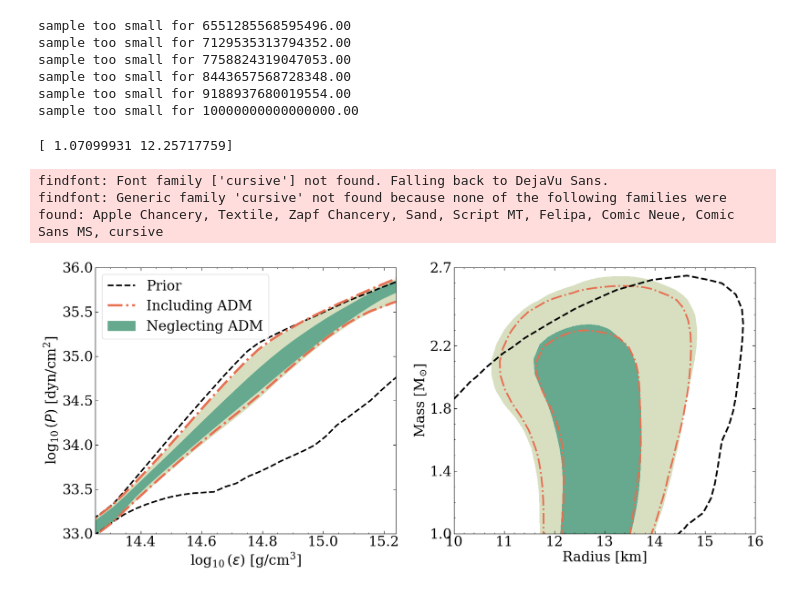
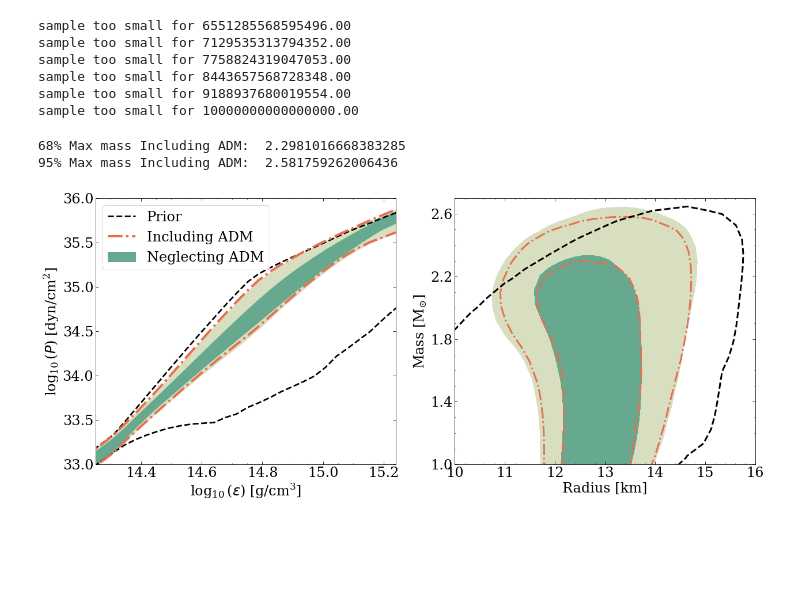
Before and after one commit to nr1118/2410.00140-repro, a Jupyter notebook: plot_routines/Figure_4.ipynb, the cells around one changed output. Saved outputs shown, nothing was run; the diff lists cells and outputs as text; code cells hidden in the pictures; blank space fills up the shorter version.

```diff
--- a/plot_routines/Figure_4.ipynb
+++ b/plot_routines/Figure_4.ipynb
@@ -21,6 +21,9 @@ pyplot.rcParams['xtick.major.size'] = 5
 pyplot.rcParams['ytick.major.size'] = 5
 pyplot.rcParams['ytick.right'] = True
 pyplot.rcParams['xtick.top'] = True
+# %%
+tmp_color = sns.cubehelix_palette(8, start=.5, rot=-.75, dark=0.2, light=.85)[0::3]
+c_baryonic = tmp_color[:2]
 # %%
 plots_directory = '../plots/'
 
@@ -86,11 +89,22 @@ def mass_radius_posterior_plot(root_name_ADM,root_name_Baryonic,root_prior = Non
 
     scatter_ADM = np.array(scatter_ADM)
 
-    print(scatter_ADM[0])
 
-    sns.kdeplot(x = scatter_ADM[:,1], y = scatter_ADM[:,0], gridsize=40,
+    kdeadm = sns.kdeplot(x = scatter_ADM[:,1], y = scatter_ADM[:,0], gridsize=40,
                fill=False, ax=ax, levels=[0.05,0.32,1.],bw_adjust = 1.5,
                 alpha=1., colors = '#E76F51',linestyles = '-.',linewidths = 3.)
+
+    p = kdeadm.collections[0].get_paths()[0]
+    v = p.vertices
+    ly_95 = max([v[r][1] for r in range(len(v))])
+
+    p = kdeadm.collections[1].get_paths()[0]
+    v = p.vertices
+    ly_68 = max([v[r][1] for r in range(len(v))])
+
+
+    print('68% Max mass Including ADM: ',ly_68)
+    print('95% Max mass Including ADM: ',ly_95)
 
     if root_prior is not None:
         scatter_prior = np.loadtxt(root_prior + 'scattered.txt')
@@ -103,9 +117,12 @@ def mass_radius_posterior_plot(root_name_ADM,root_name_Baryonic,root_prior = Non
 
     MR_prpr_B= np.loadtxt(root_name_Baryonic + 'MR_prpr.txt')
 
-    sns.kdeplot(x = MR_prpr_B[:,1], y = MR_prpr_B[:,0], gridsize=40,bw_adjust = 1.5,
+
+
+    kdeb = sns.kdeplot(x = MR_prpr_B[:,1], y = MR_prpr_B[:,0], gridsize=40,bw_adjust = 1.5,
                 fill=True, ax=ax, levels=[0.05,0.32,1.],
-                alpha=1., cmap=ListedColormap(sns.cubehelix_palette(8, start=.5, rot=-.75, dark=.2, light=.85)[0::3]))
+                alpha=1., cmap=ListedColormap(c_baryonic))
+
 
 
     ax.set_xlim(9, 15)
@@ -159,35 +176,34 @@ ax[0].fill_between(minpres_ppNI[:,0], minpres_ppNI[:,1], maxpres_ppNI[:,1],
                       alpha=1,label = 'Neglecting ADM')
 
 
 ax[0].set_ylabel(r'$\log_{10}(P)$ [dyn/cm$^2$]', size=my_fontsize,font = my_font)
 
 
 
 ax[0].legend(loc = 'upper left',fontsize = 24)
 ax[0].set_xlim(14.25, 15.24)
 ax[0].set_xlabel(r'$\log_{10}(\varepsilon)$ [g/cm$^3$]', fontsize=my_fontsize,font = my_font)
 ax[0].set_xticks(np.arange(14.25, 15.24,.05),minor =True)
 ax[0].set_ylim(33,36)
 ax[0].set_yticks([33,33.5,34,34.5,35,35.5,36],minor =True)
 ax[0].tick_params(top=1,right=1, which='both', direction='in', labelsize=my_fontsize)
 
 ax[1].set_xlim(10, 16)
 ax[1].set_xticks([10,11,12,13,14,15,16])
 ax[1].set_ylim(1., 2.7)
-ax[1].set_yticks([1.,1.4,1.8,2.2,2.7])
+ax[1].set_yticks([1.,1.4,1.8,2.2,2.6])
 
 ax[1].minorticks_on()
 ax[1].tick_params(top=1,right=1, which='both', direction='in', labelsize=my_fontsize)
 ax[1].set_xlabel(r'Radius [km]', fontsize=my_fontsize)
 ax[1].set_ylabel(r'Mass [M$_{\odot}$]', fontsize=my_fontsize)
 
 
 
 pyplot.tight_layout()
 pyplot.show()
 fig.savefig(plots_directory + 'Real_data_posterior.png',bbox_inches='tight')
 # %% [output]
-[ 1.07099931 12.25717759]
+68% Max mass Including ADM:  2.2981016668383285
+95% Max mass Including ADM:  2.581759262006436
-findfont: Font family ['cursive'] not found. Falling back to DejaVu Sans.
-findfont: Generic family 'cursive' not found because none of the following families were found: Apple Chancery, Textile, Zapf Chancery, Sand, Script MT, Felipa, Comic Neue, Comic Sans MS, cursive
-[figure, old version]
+[figure, new version]
```
Also changed, not shown: parts of 6 cells of this notebook, 46 other files.
